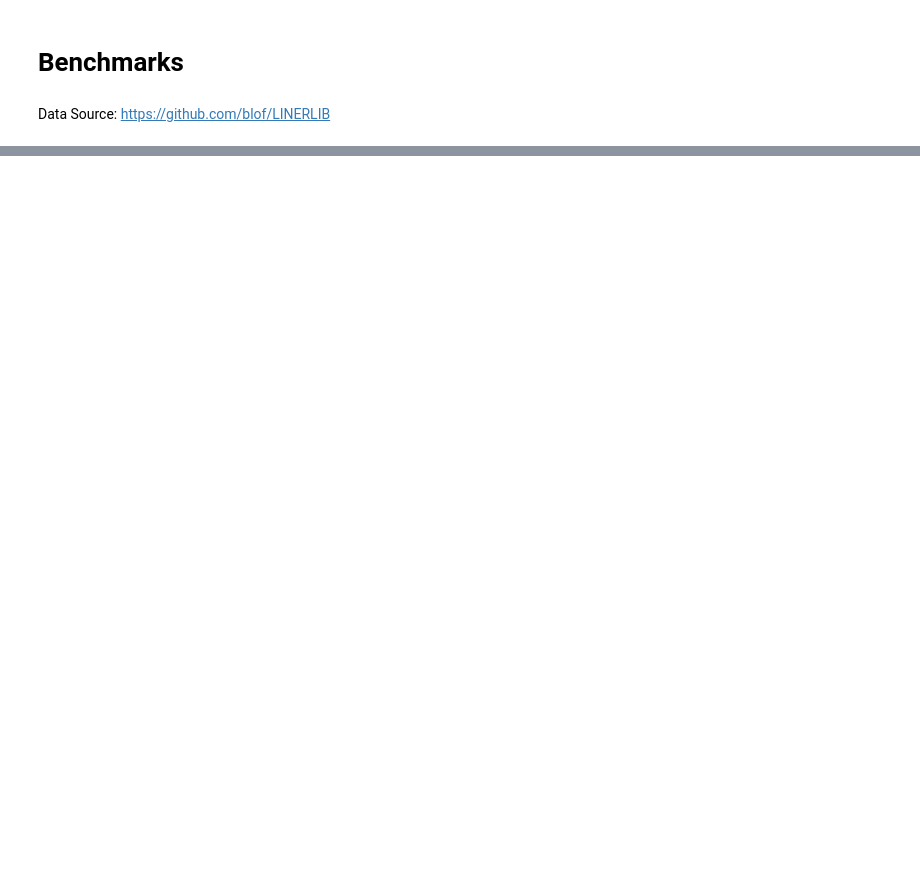
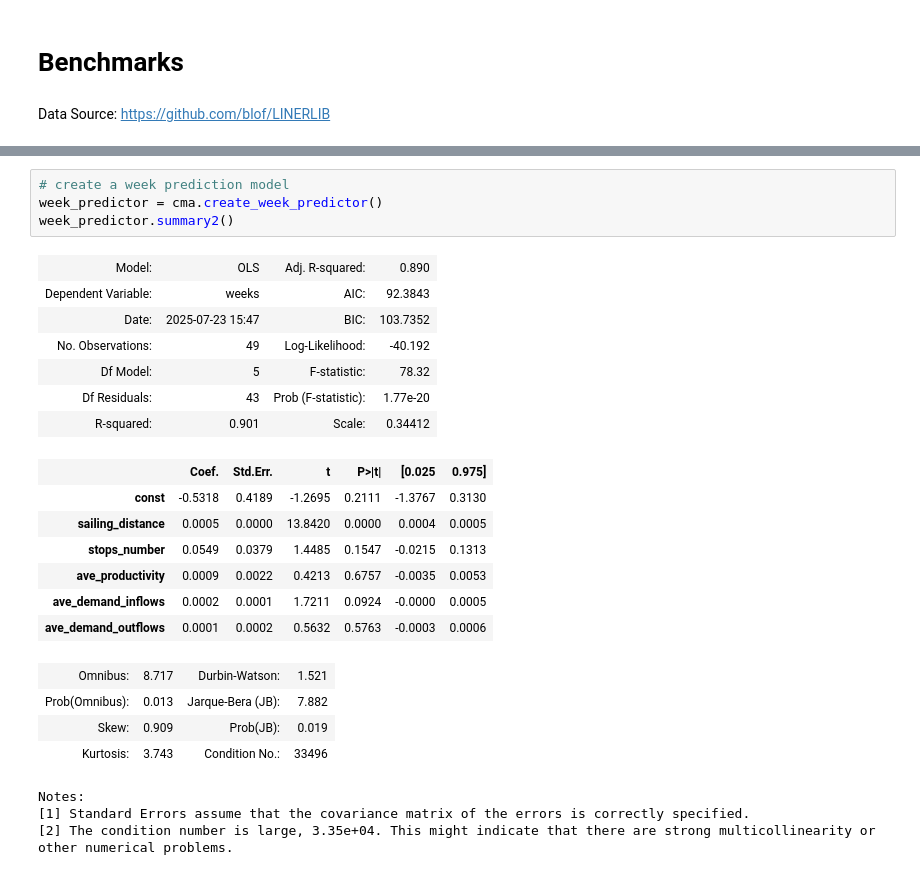
Before and after one commit to anjaliancy/nus-cma-proj-priv, a Jupyter notebook: src/test_benchmarks.ipynb, the cells around one changed output, grey strips where cells are left out. Cells and saved outputs as stored; diff of their text form; blank space fills up the shorter version.

```diff
--- a/src/test_benchmarks.ipynb
+++ b/src/test_benchmarks.ipynb
@@ -77,0 +95,26 @@ df_ports
+# %%
+# create a week prediction model
+week_predictor = cma.create_week_predictor()
+week_predictor.summary2()
+# %% [output]
+| Model: | OLS | Adj. R-squared: | 0.890 |
+| Dependent Variable: | weeks | AIC: | 92.3843 |
+| Date: | 2025-07-23 15:47 | BIC: | 103.7352 |
+| No. Observations: | 49 | Log-Likelihood: | -40.192 |
+| Df Model: | 5 | F-statistic: | 78.32 |
+| Df Residuals: | 43 | Prob (F-statistic): | 1.77e-20 |
+| R-squared: | 0.901 | Scale: | 0.34412 |
+|  | Coef. | Std.Err. | t | P>|t| | [0.025 | 0.975] |
+| const | -0.5318 | 0.4189 | -1.2695 | 0.2111 | -1.3767 | 0.3130 |
+| sailing_distance | 0.0005 | 0.0000 | 13.8420 | 0.0000 | 0.0004 | 0.0005 |
+| stops_number | 0.0549 | 0.0379 | 1.4485 | 0.1547 | -0.0215 | 0.1313 |
+| ave_productivity | 0.0009 | 0.0022 | 0.4213 | 0.6757 | -0.0035 | 0.0053 |
+| ave_demand_inflows | 0.0002 | 0.0001 | 1.7211 | 0.0924 | -0.0000 | 0.0005 |
+| ave_demand_outflows | 0.0001 | 0.0002 | 0.5632 | 0.5763 | -0.0003 | 0.0006 |
+| Omnibus: | 8.717 | Durbin-Watson: | 1.521 |
+| Prob(Omnibus): | 0.013 | Jarque-Bera (JB): | 7.882 |
+| Skew: | 0.909 | Prob(JB): | 0.019 |
+| Kurtosis: | 3.743 | Condition No.: | 33496 |
+Notes:
+[1] Standard Errors assume that the covariance matrix of the errors is correctly specified.
+[2] The condition number is large, 3.35e+04. This might indicate that there are strong multicollinearity or other numerical problems.
```
Also changed, not shown: parts of 14 cells of this notebook, 8 other files.
